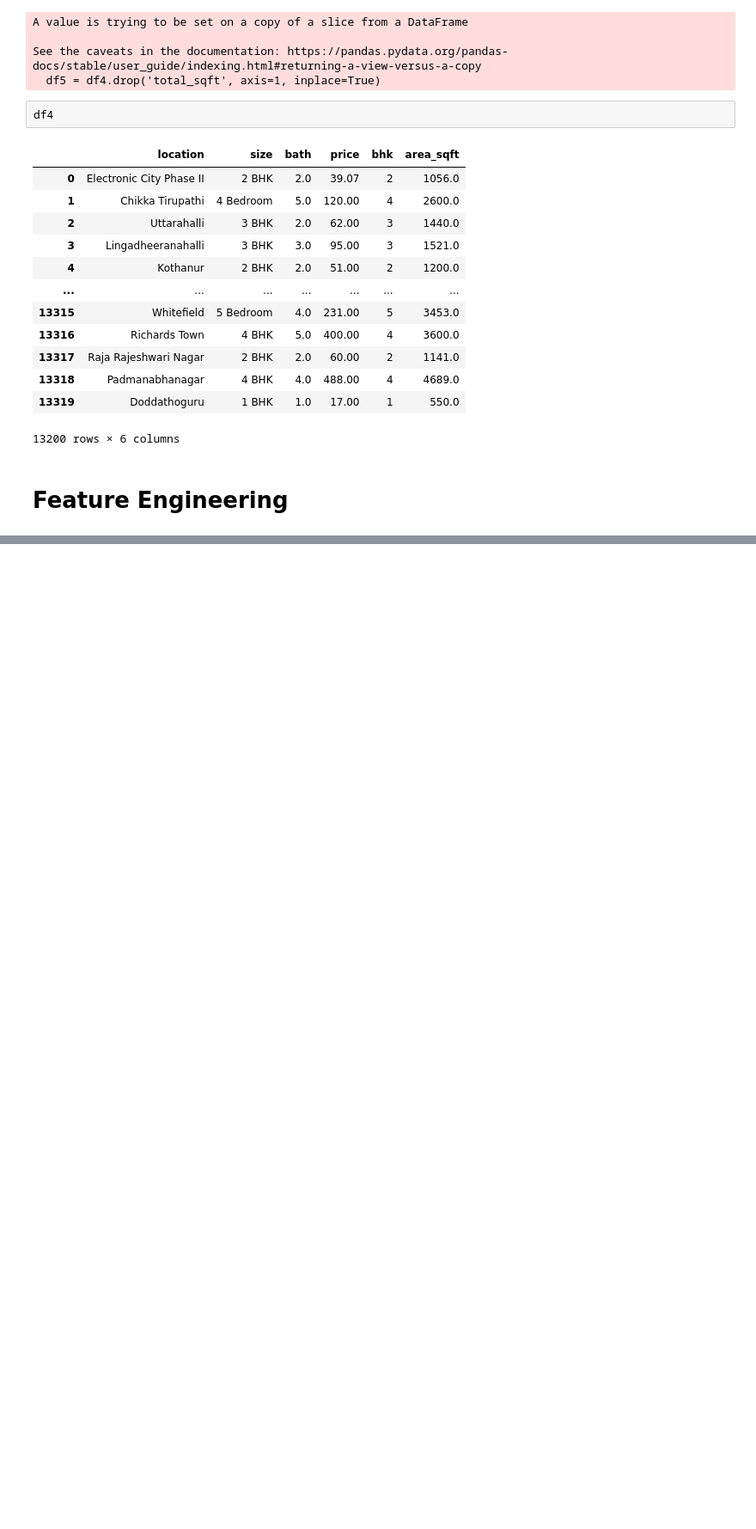
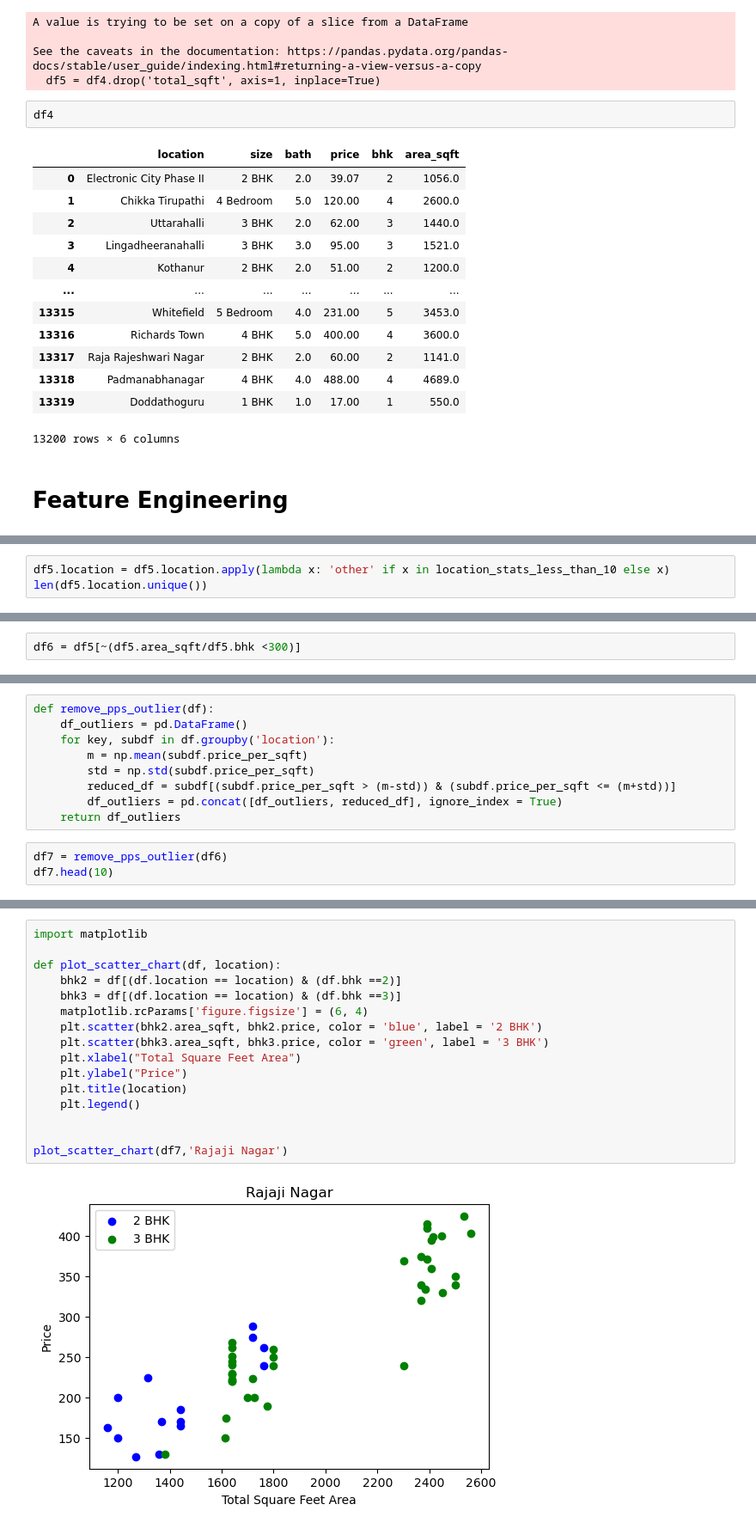
Before and after one commit to abhishekokumar/house_price_prediction, a Jupyter notebook: notebook/house_price_prediction.ipynb, the cells around one changed output, grey strips where cells are left out. Shown at 86% size. Saved outputs shown, nothing was run; the diff lists cells and outputs as text; blank space fills up the shorter version.

Commit message:
removed outlier

```diff
--- a/notebook/house_price_prediction.ipynb
+++ b/notebook/house_price_prediction.ipynb
@@ -319,0 +395,3 @@ df4
+# %%
+df5.location = df5.location.apply(lambda x: 'other' if x in location_stats_less_than_10 else x)
+len(df5.location.unique())
@@ -319,0 +431,2 @@ df4
+# %%
+df6 = df5[~(df5.area_sqft/df5.bhk <300)]
@@ -319,0 +449,12 @@ df4
+# %%
+def remove_pps_outlier(df):
+    df_outliers = pd.DataFrame()
+    for key, subdf in df.groupby('location'):
+        m = np.mean(subdf.price_per_sqft)
+        std = np.std(subdf.price_per_sqft)
+        reduced_df = subdf[(subdf.price_per_sqft > (m-std)) & (subdf.price_per_sqft <= (m+std))]
+        df_outliers = pd.concat([df_outliers, reduced_df], ignore_index = True)
+    return df_outliers
+# %%
+df7 = remove_pps_outlier(df6)
+df7.head(10)
@@ -319,0 +497,18 @@ df4
+# %%
+import matplotlib
+
+def plot_scatter_chart(df, location):
+    bhk2 = df[(df.location == location) & (df.bhk ==2)]
+    bhk3 = df[(df.location == location) & (df.bhk ==3)]
+    matplotlib.rcParams['figure.figsize'] = (6, 4)
+    plt.scatter(bhk2.area_sqft, bhk2.price, color = 'blue', label = '2 BHK')
+    plt.scatter(bhk3.area_sqft, bhk3.price, color = 'green', label = '3 BHK')
+    plt.xlabel("Total Square Feet Area")
+    plt.ylabel("Price")
+    plt.title(location)
+    plt.legend()
+
+
+plot_scatter_chart(df7,'Rajaji Nagar')
+# %% [output]
+[figure, added]
```
Also changed, not shown: parts of 35 cells of this notebook.
